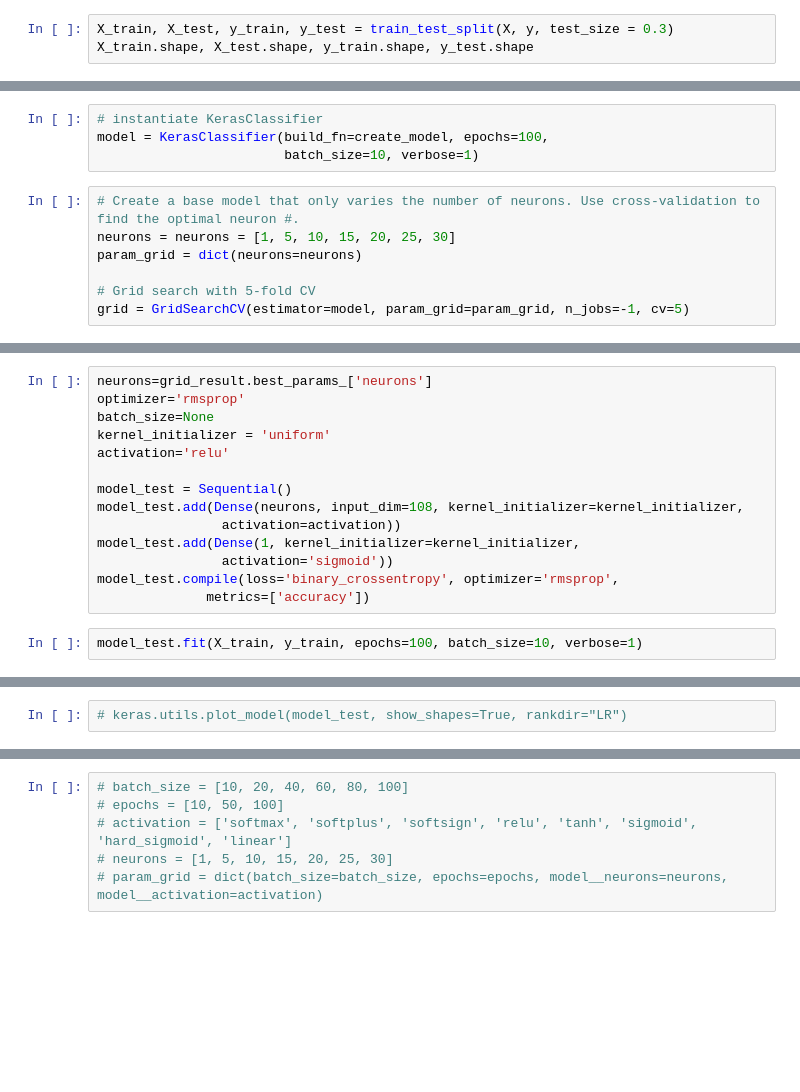
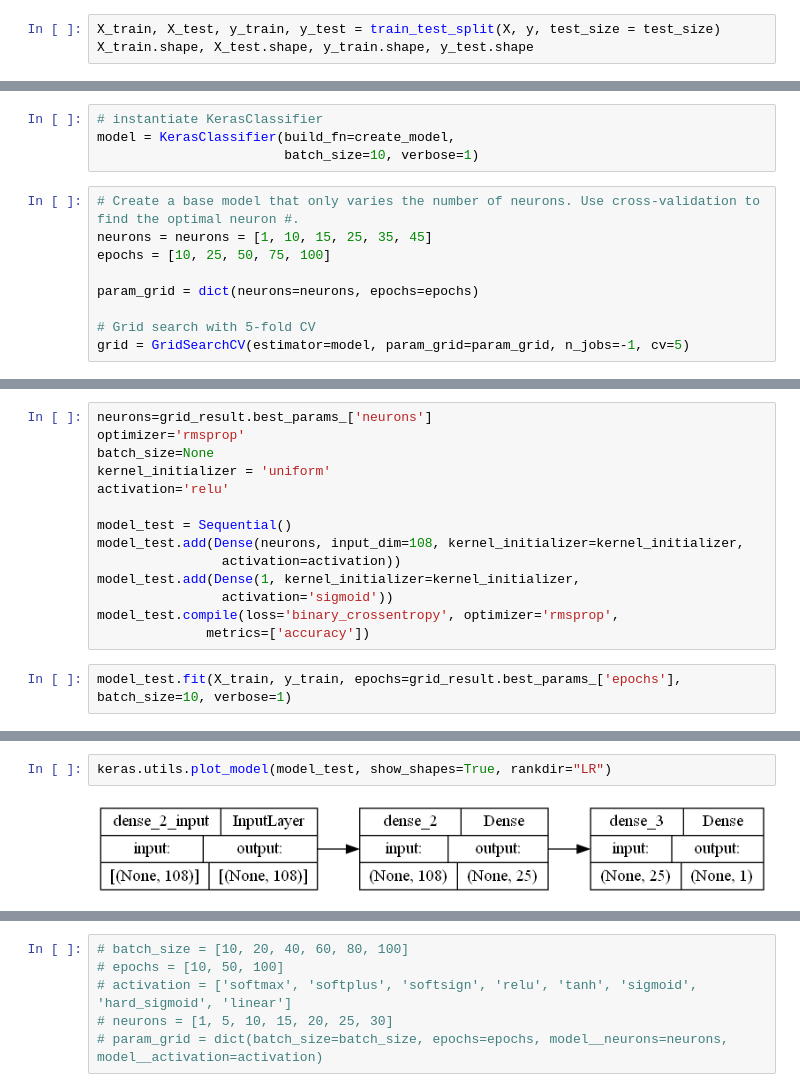
Before and after one commit to MiracleSkyHawk/RSM8413_GA3, a Jupyter notebook: GA3_8413.ipynb, the cells around one changed output, grey strips where cells are left out. Drawn from its saved outputs; the diff is of its cells as text; blank space fills up the shorter version.

```diff
--- a/GA3_8413.ipynb
+++ b/GA3_8413.ipynb
@@ -286,6 +266,6 @@ pd.DataFrame(joined_array).describe()
 X = joined_array[:,:-1]
 y = joined_array[:,-1]
 # %%
-X_train, X_test, y_train, y_test = train_test_split(X, y, test_size = 0.3)
+X_train, X_test, y_train, y_test = train_test_split(X, y, test_size = test_size)
 X_train.shape, X_test.shape, y_train.shape, y_test.shape
 # %% [output]
@@ -315,12 +295,14 @@ dropout_rate = [0.0, 0.1, 0.2, 0.3, 0.4, 0.5, 0.6, 0.7, 0.8, 0.9]
 neurons = [1, 5, 10, 15, 20, 25, 30]
 # %%
 # instantiate KerasClassifier
-model = KerasClassifier(build_fn=create_model, epochs=100,
+model = KerasClassifier(build_fn=create_model,
                         batch_size=10, verbose=1)
 # %%
 # Create a base model that only varies the number of neurons. Use cross-validation to find the optimal neuron #.
-neurons = neurons = [1, 5, 10, 15, 20, 25, 30]
-param_grid = dict(neurons=neurons)
+neurons = neurons = [1, 10, 15, 25, 35, 45]
+epochs = [10, 25, 50, 75, 100]
+
+param_grid = dict(neurons=neurons, epochs=epochs)
 
 # Grid search with 5-fold CV
 grid = GridSearchCV(estimator=model, param_grid=param_grid, n_jobs=-1, cv=5)
@@ -395,6 +387,6 @@ model_test.add(Dense(1, kernel_initializer=kernel_initializer,
 model_test.compile(loss='binary_crossentropy', optimizer='rmsprop',
               metrics=['accuracy'])
 # %%
-model_test.fit(X_train, y_train, epochs=100, batch_size=10, verbose=1)
+model_test.fit(X_train, y_train, epochs=grid_result.best_params_['epochs'], batch_size=10, verbose=1)
 # %% [output]
 Epoch 1/100
@@ -417,6 +409,8 @@ Epoch 100/100
 <keras.callbacks.History at 0x...>
 # %%
-# keras.utils.plot_model(model_test, show_shapes=True, rankdir="LR")
+keras.utils.plot_model(model_test, show_shapes=True, rankdir="LR")
+# %% [output]
+[figure, added]
 # %%
 y_pred = (model_test.predict(X_test) > 0.5).astype(int)
 # %% [output]
```
Also changed, not shown: parts of 57 cells of this notebook, 2 other files.
